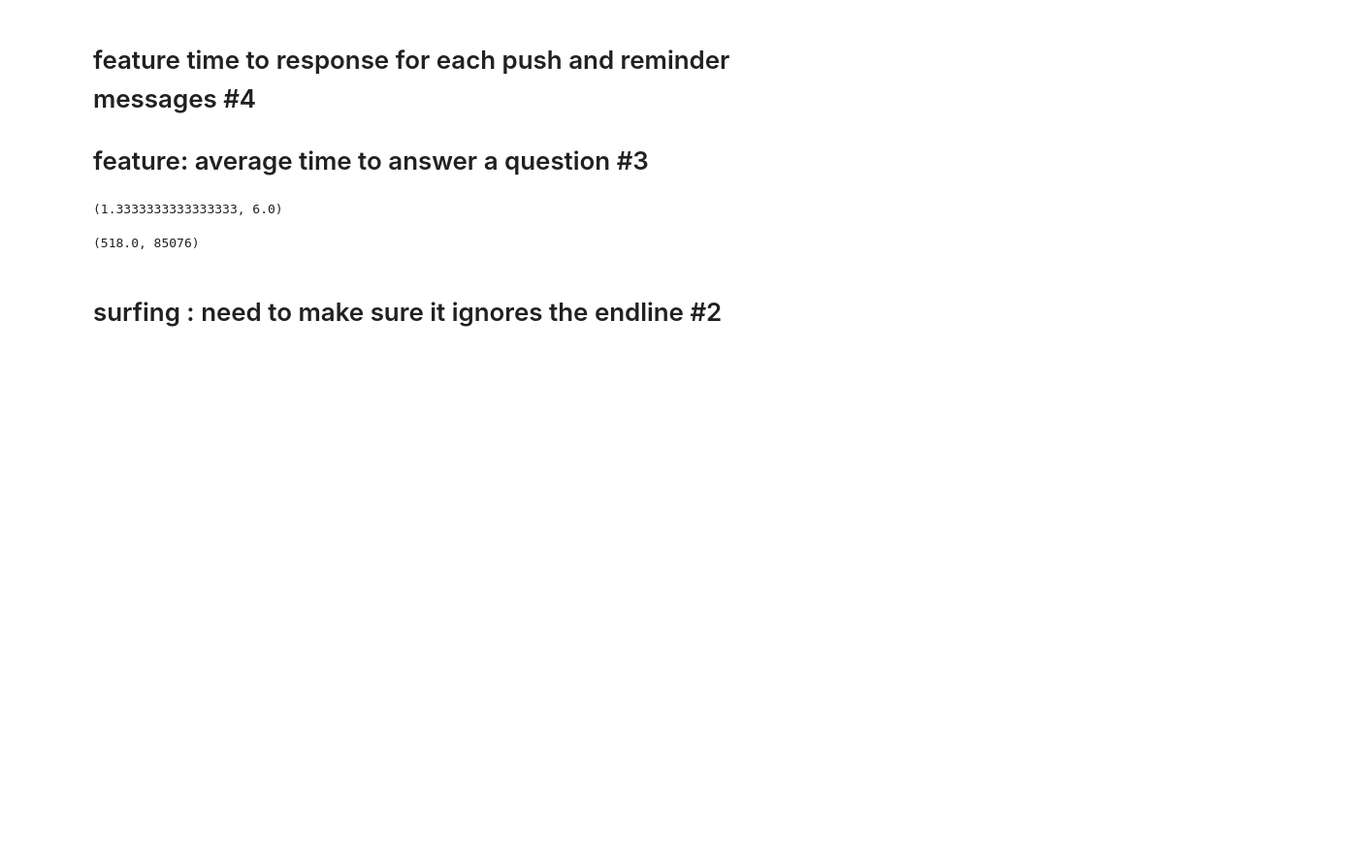
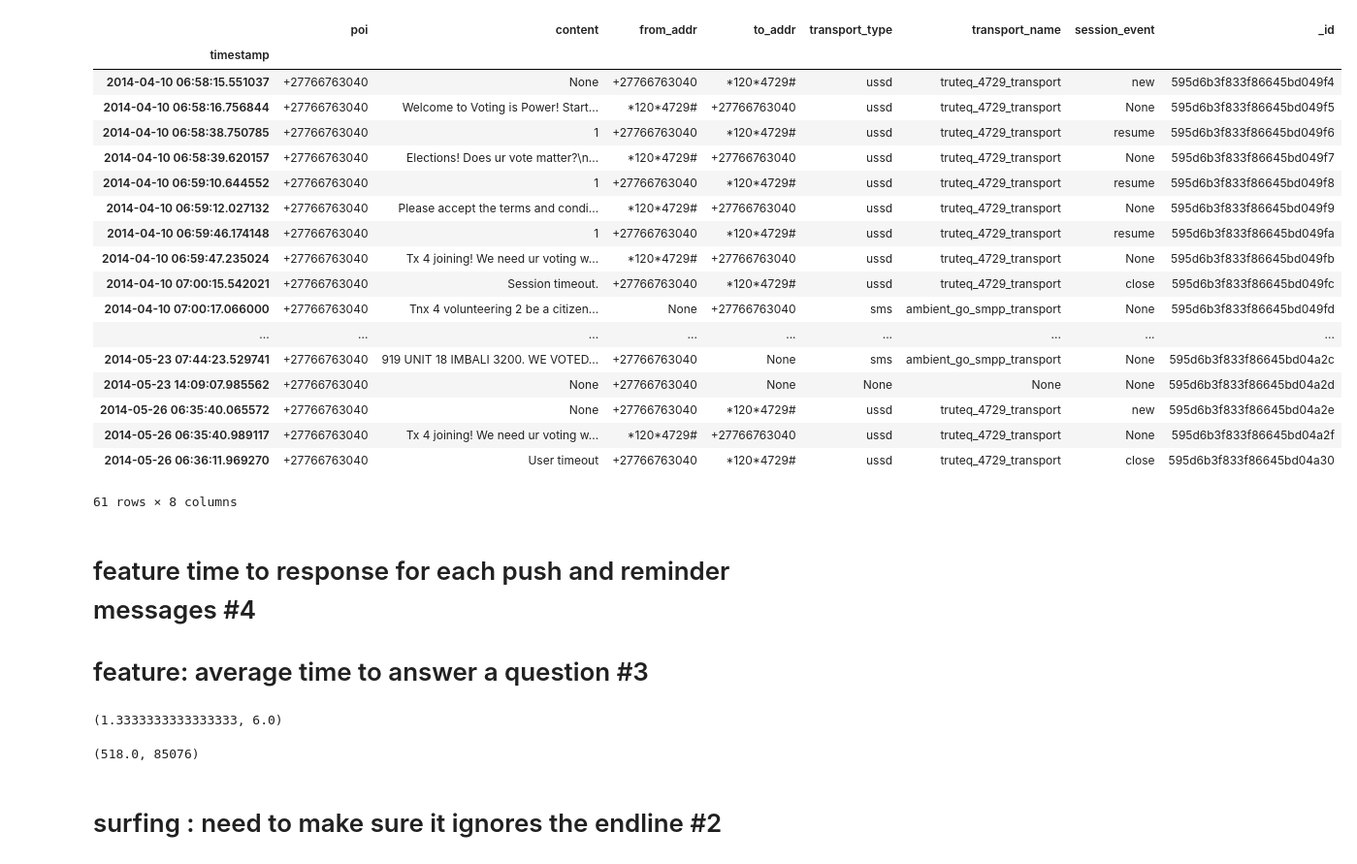
Before and after one commit to demotip/sa_polling, a Jupyter notebook: Final Features.ipynb, the cells around one changed output. Shown: that part at 97% size. Cells and saved outputs as stored; diff of their text form; code cells hidden in the pictures; blank space fills up the shorter version.

```diff
--- a/Final Features.ipynb
+++ b/Final Features.ipynb
@@ -49,6 +49,28 @@ def get_conversation(poi):
 addresses = get_addresses()
 # %%
 example_df = get_conversation(addresses[10])
+# %%
+example_df
+# %% [output]
+|  | poi | content | from_addr | to_addr | transport_type | transport_name | session_event | _id |
+| timestamp |  |  |  |  |  |  |  |  |
+| 2014-04-10 06:58:15.551037 | +27766763040 | None | +27766763040 | *120*4729# | ussd | truteq_4729_transport | new | 595d6b3f833f86645bd049f4 |
+| 2014-04-10 06:58:16.756844 | +27766763040 | Welcome to Voting is Power! Start... | *120*4729# | +27766763040 | ussd | truteq_4729_transport | None | 595d6b3f833f86645bd049f5 |
+| 2014-04-10 06:58:38.750785 | +27766763040 | 1 | +27766763040 | *120*4729# | ussd | truteq_4729_transport | resume | 595d6b3f833f86645bd049f6 |
+| 2014-04-10 06:58:39.620157 | +27766763040 | Elections! Does ur vote matter?\n... | *120*4729# | +27766763040 | ussd | truteq_4729_transport | None | 595d6b3f833f86645bd049f7 |
+| 2014-04-10 06:59:10.644552 | +27766763040 | 1 | +27766763040 | *120*4729# | ussd | truteq_4729_transport | resume | 595d6b3f833f86645bd049f8 |
+| 2014-04-10 06:59:12.027132 | +27766763040 | Please accept the terms and condi... | *120*4729# | +27766763040 | ussd | truteq_4729_transport | None | 595d6b3f833f86645bd049f9 |
+| 2014-04-10 06:59:46.174148 | +27766763040 | 1 | +27766763040 | *120*4729# | ussd | truteq_4729_transport | resume | 595d6b3f833f86645bd049fa |
+| 2014-04-10 06:59:47.235024 | +27766763040 | Tx 4 joining! We need ur voting w... | *120*4729# | +27766763040 | ussd | truteq_4729_transport | None | 595d6b3f833f86645bd049fb |
+| 2014-04-10 07:00:15.542021 | +27766763040 | Session timeout. | +27766763040 | *120*4729# | ussd | truteq_4729_transport | close | 595d6b3f833f86645bd049fc |
+| 2014-04-10 07:00:17.066000 | +27766763040 | Tnx 4 volunteering 2 be a citizen... | None | +27766763040 | sms | ambient_go_smpp_transport | None | 595d6b3f833f86645bd049fd |
+| ... | ... | ... | ... | ... | ... | ... | ... | ... |
+| 2014-05-23 07:44:23.529741 | +27766763040 | 919 UNIT 18 IMBALI 3200. WE VOTED... | +27766763040 | None | sms | ambient_go_smpp_transport | None | 595d6b3f833f86645bd04a2c |
+| 2014-05-23 14:09:07.985562 | +27766763040 | None | +27766763040 | None | None | None | None | 595d6b3f833f86645bd04a2d |
+| 2014-05-26 06:35:40.065572 | +27766763040 | None | +27766763040 | *120*4729# | ussd | truteq_4729_transport | new | 595d6b3f833f86645bd04a2e |
+| 2014-05-26 06:35:40.989117 | +27766763040 | Tx 4 joining! We need ur voting w... | *120*4729# | +27766763040 | ussd | truteq_4729_transport | None | 595d6b3f833f86645bd04a2f |
+| 2014-05-26 06:36:11.969270 | +27766763040 | User timeout | +27766763040 | *120*4729# | ussd | truteq_4729_transport | close | 595d6b3f833f86645bd04a30 |
+61 rows × 8 columns
 # %% [markdown]
 # feature time to response for each push and reminder messages #4
 # feature: average time to answer a question #3
```
Also changed, not shown: parts of 8 cells of this notebook, 2 other files.
